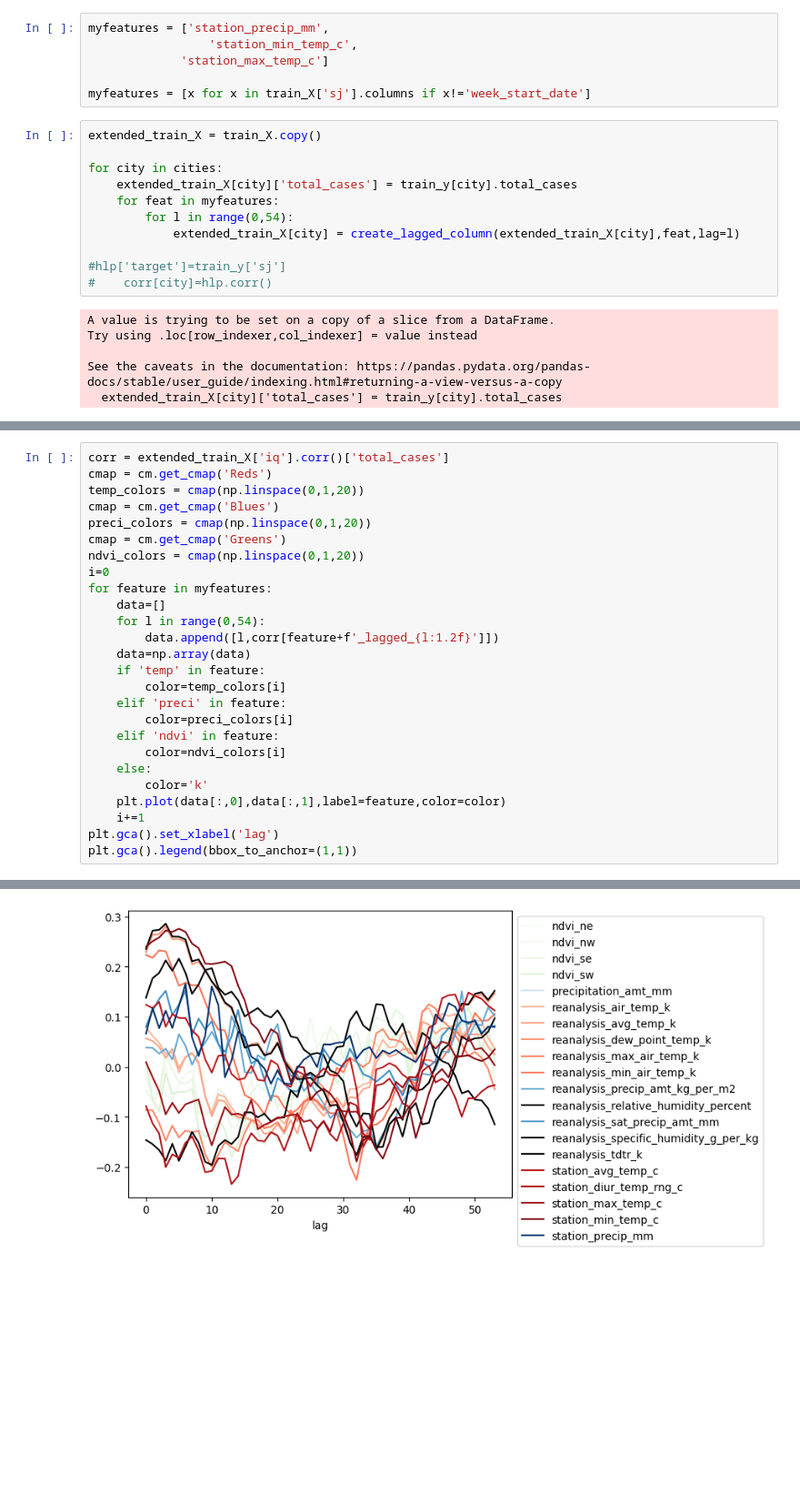
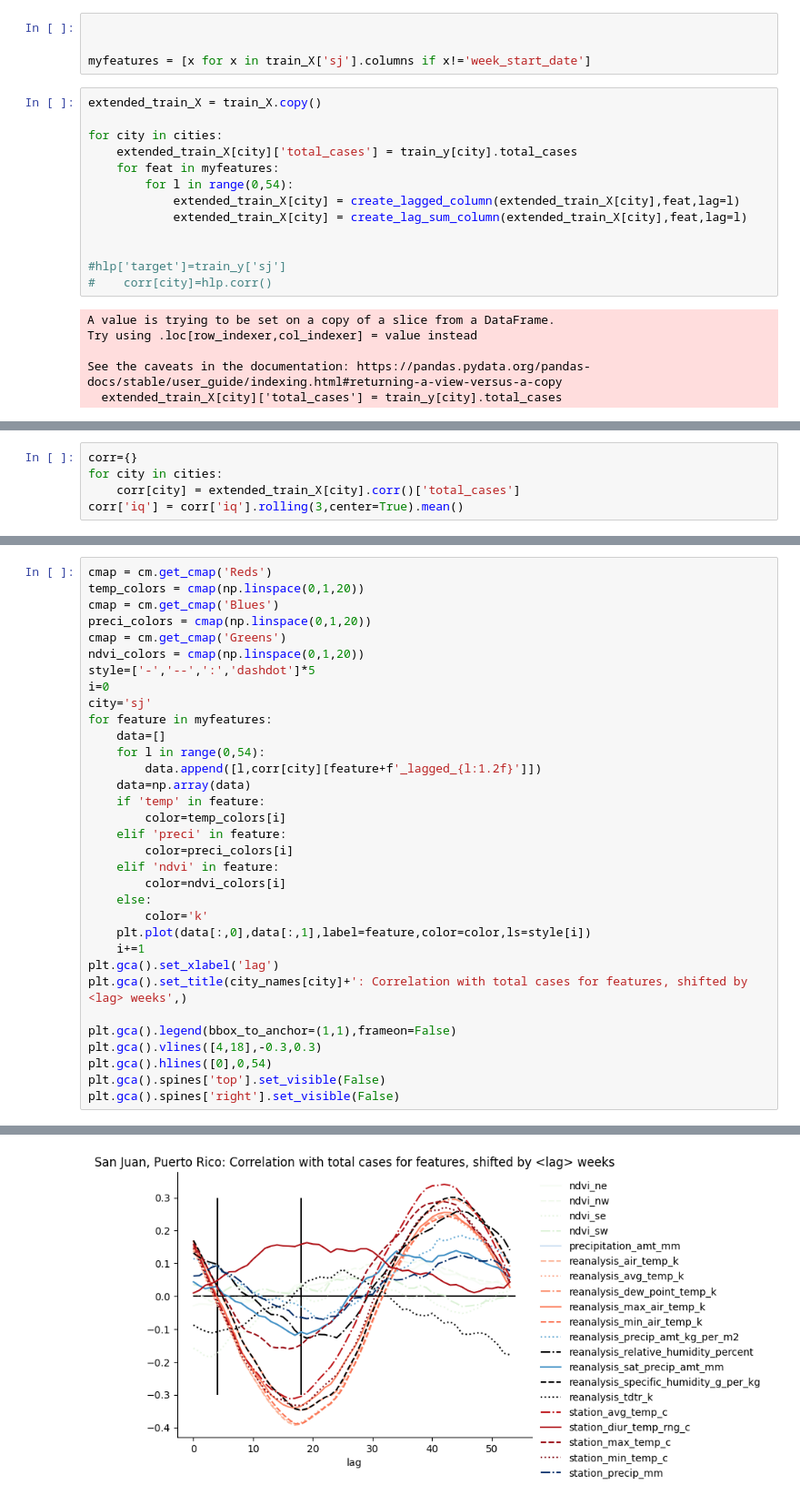
Before and after one commit to WinnieCP/dsr_dengue_minicompetition, a Jupyter notebook: notebooks/05_wp_test_shifting_and_rolling_transformers.ipynb, the cells around one changed output, grey strips where cells are left out. Shown at 91% size. Cells and saved outputs as stored; diff of their text form; blank space fills up the shorter version.

```diff
--- a/notebooks/05_wp_test_shifting_and_rolling_transformers.ipynb
+++ b/notebooks/05_wp_test_shifting_and_rolling_transformers.ipynb
@@ -85,9 +85,7 @@ X (520, 21) y (520, 1)
 # %% [markdown]
 ### Select which features we want to look at time-lagged
 # %%
-myfeatures = ['station_precip_mm',
-                 'station_min_temp_c',
-             'station_max_temp_c']
+
 
 myfeatures = [x for x in train_X['sj'].columns if x!='week_start_date']
 # %%
@@ -98,6 +96,8 @@ for city in cities:
     for feat in myfeatures:
         for l in range(0,54):
             extended_train_X[city] = create_lagged_column(extended_train_X[city],feat,lag=l)
+            extended_train_X[city] = create_lag_sum_column(extended_train_X[city],feat,lag=l)
+
 
 #hlp['target']=train_y['sj']
 #    corr[city]=hlp.corr()
@@ -109,0 +131,5 @@ See the caveats in the documentation: https://pandas.pydata.org/pandas-docs/stab
+# %%
+corr={}
+for city in cities:
+    corr[city] = extended_train_X[city].corr()['total_cases']
+corr['iq'] = corr['iq'].rolling(3,center=True).mean()
@@ -110,16 +140,17 @@ See the caveats in the documentation: https://pandas.pydata.org/pandas-docs/stab
 # %%
-corr = extended_train_X['iq'].corr()['total_cases']
 cmap = cm.get_cmap('Reds')
 temp_colors = cmap(np.linspace(0,1,20))
 cmap = cm.get_cmap('Blues')
 preci_colors = cmap(np.linspace(0,1,20))
 cmap = cm.get_cmap('Greens')
 ndvi_colors = cmap(np.linspace(0,1,20))
+style=['-','--',':','dashdot']*5
 i=0
+city='sj'
 for feature in myfeatures:
     data=[]
     for l in range(0,54):
-        data.append([l,corr[feature+f'_lagged_{l:1.2f}']])
+        data.append([l,corr[city][feature+f'_lagged_{l:1.2f}']])
     data=np.array(data)
     if 'temp' in feature:
         color=temp_colors[i]
@@ -129,8 +160,14 @@ for feature in myfeatures:
         color=ndvi_colors[i]
     else:
         color='k'
-    plt.plot(data[:,0],data[:,1],label=feature,color=color)
+    plt.plot(data[:,0],data[:,1],label=feature,color=color,ls=style[i])
     i+=1
 plt.gca().set_xlabel('lag')
-plt.gca().legend(bbox_to_anchor=(1,1))
+plt.gca().set_title(city_names[city]+': Correlation with total cases for features, shifted by <lag> weeks',)
+
+plt.gca().legend(bbox_to_anchor=(1,1),frameon=False)
+plt.gca().vlines([4,18],-0.3,0.3)
+plt.gca().hlines([0],0,54)
+plt.gca().spines['top'].set_visible(False)
+plt.gca().spines['right'].set_visible(False)
 # %% [output]
@@ -138 +174 @@ plt.gca().legend(bbox_to_anchor=(1,1))
-[figure, old version]
+[figure, new version]
```
Also changed, not shown: parts of 22 cells of this notebook, 1 other file.
